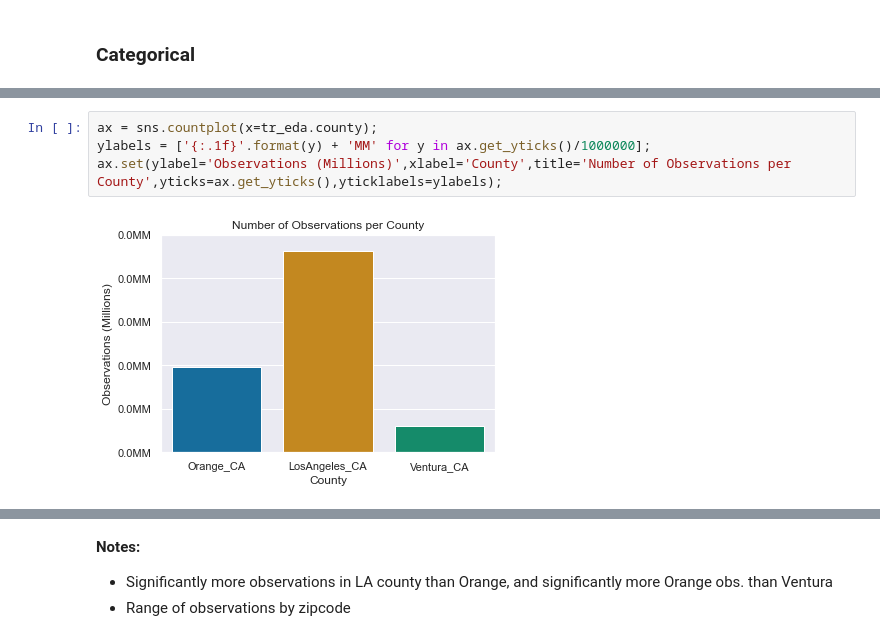
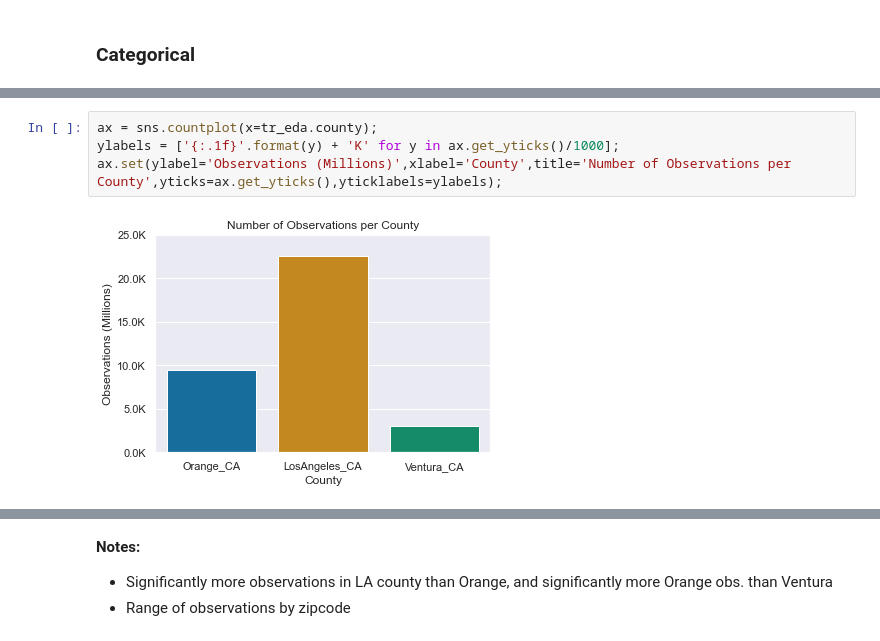
Before and after one commit to Cayt-Schlichting/example-regression-project, a Jupyter notebook: explore.ipynb, the cells around one changed output, grey strips where cells are left out. Drawn from its saved outputs; the diff is of its cells as text.

```diff
--- a/explore.ipynb
+++ b/explore.ipynb
@@ -80,10 +80,10 @@ Ventura_CA        3042
 Name: county, dtype: int64
 # %%
 ax = sns.countplot(x=tr_eda.county);
-ylabels = ['{:.1f}'.format(y) + 'MM' for y in ax.get_yticks()/1000000];
+ylabels = ['{:.1f}'.format(y) + 'K' for y in ax.get_yticks()/1000];
 ax.set(ylabel='Observations (Millions)',xlabel='County',title='Number of Observations per County',yticks=ax.get_yticks(),yticklabels=ylabels);
 # %% [output]
-[figure, old version]
+[figure, new version]
 # %%
 tr_eda.zipcode.value_counts()
 # %% [output]
```
Also changed, not shown: parts of 20 cells of this notebook, 5 other files.
